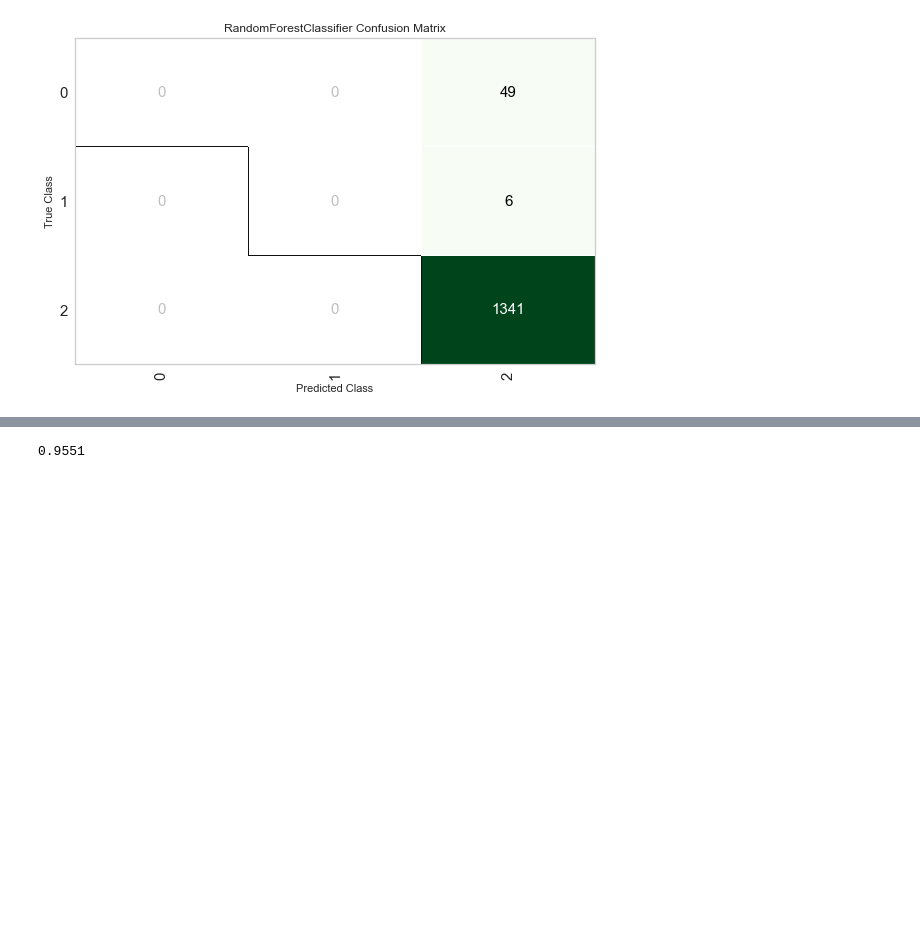
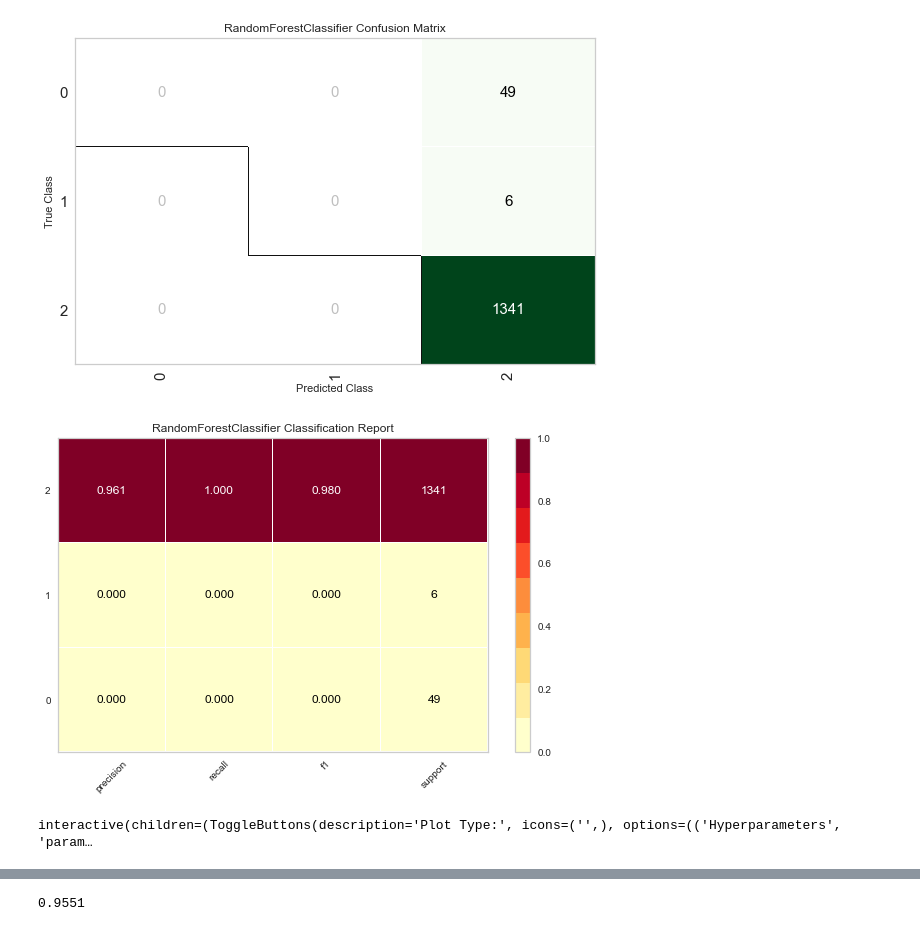
Before and after one commit to isdicely/Project-3, a Jupyter notebook: category_ML.ipynb, the cells around one changed output, grey strips where cells are left out. Saved outputs shown, nothing was run; the diff lists cells and outputs as text; code cells hidden in the pictures; blank space fills up the shorter version.

```diff
--- a/category_ML.ipynb
+++ b/category_ML.ipynb
@@ -381,4 +277,13 @@ plot_model(tuned_rf, plot='feature')
 plot_model(tuned_rf, plot = 'confusion_matrix')
 # %% [output]
 [figure]
+# %%
+plot_model(tuned_rf, plot ='class_report')
+# %% [output]
+[figure, added]
+# %%
+# Another way to analyze the performance of models is to use the evaluate_model() function which displays a user interface for all of the available plots for a given model. It internally uses the plot_model() function.
+evaluate_model(tuned_rf)
+# %% [output]
+interactive(children=(ToggleButtons(description='Plot Type:', icons=('',), options=(('Hyperparameters', 'param…
 # %%
```
Also changed, not shown: parts of 42 cells of this notebook.
